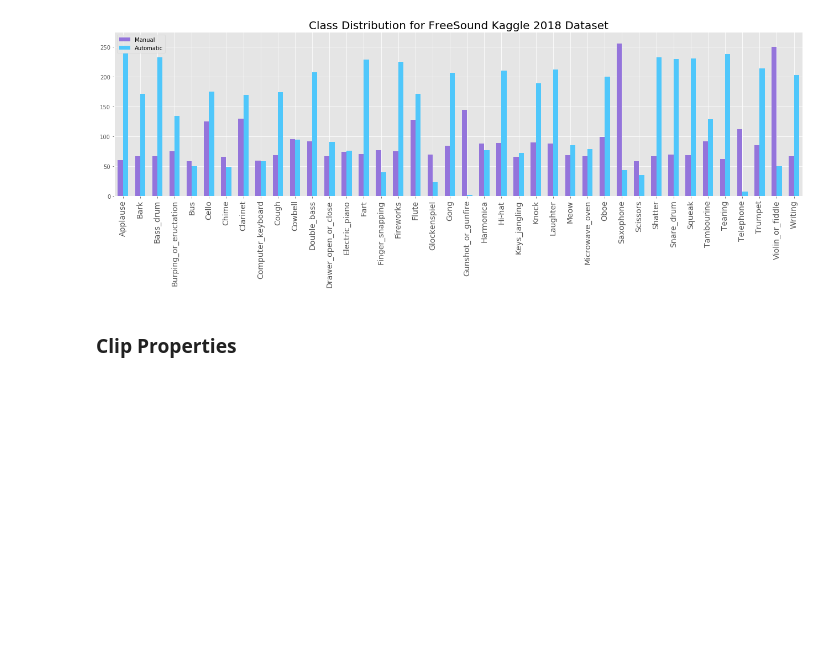
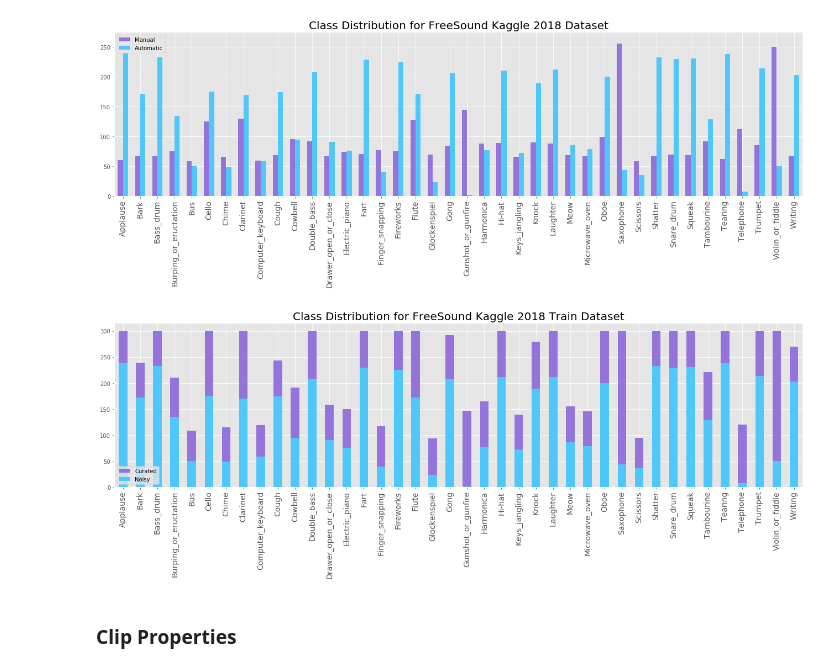
Before and after one commit to ebucheli/FreeSound_GPAT, a Jupyter notebook: FSDKaggle2018_EDA.ipynb, the cells around one changed output. Cells and saved outputs as stored; diff of their text form; code cells hidden in the pictures; blank space fills up the shorter version.

```diff
--- a/FSDKaggle2018_EDA.ipynb
+++ b/FSDKaggle2018_EDA.ipynb
@@ -122,6 +122,28 @@ plt.tight_layout()
 plt.savefig('./FSDKagle2018_classdistribution.eps')
 # %% [output]
 [figure]
+# %%
+x = np.arange(41)
+width = 0.5
+
+fig,ax = plt.subplots(1,1,figsize = (18,7))
+
+rects1 = ax.bar(x,counts_manual+counts_auto, width, label = 'Curated', color ='#9474DB', zorder = 2)
+rects2 = ax.bar(x,counts_auto, width, label = 'Noisy', color ='#4FC7FB',zorder = 2)
+
+
+ax.set_title('Class Distribution for FreeSound Kaggle 2018 Train Dataset', fontsize = 20)
+#plt.grid(axis = 'y', alpha = 0.7,zorder=0)
+
+fig = ax.set_xticks(x)
+fig = ax.set_xticklabels(classes,rotation = 90, fontsize = 14)
+fig = ax.legend(loc = 'lower left')
+fig = ax.set(xlim = [0.5,40.5])#, ylim = [0,275])
+
+plt.tight_layout()
+plt.savefig('./FSDKagle2018_classdistribution_v2.eps')
+# %% [output]
+[figure, added]
 # %% [markdown]
 ### Clip Properties
 # %%
```
Also changed, not shown: parts of 35 cells of this notebook, 3 other files.
